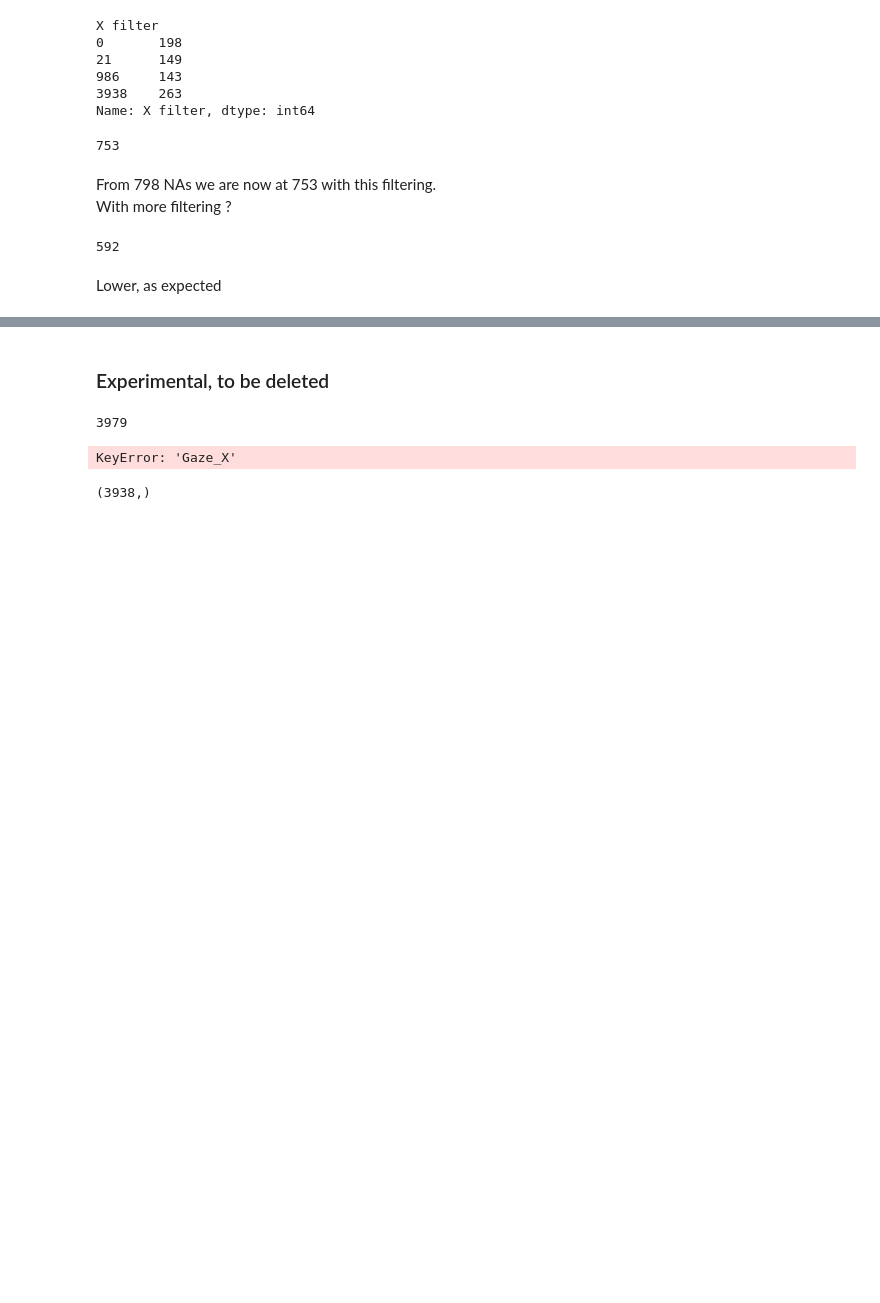
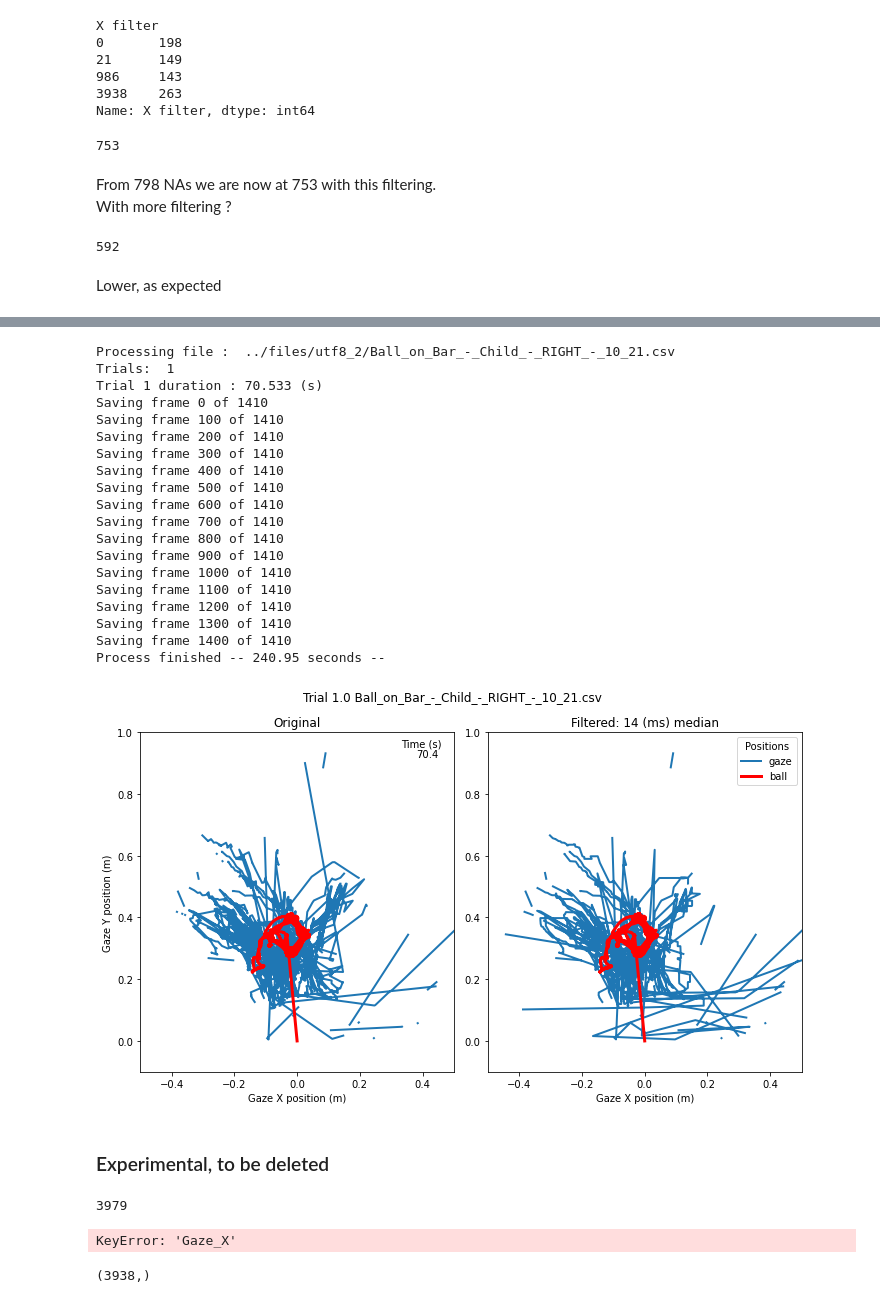
Before and after one commit to toelt-llc/KiPy, a Jupyter notebook: code/processing_flicker.ipynb, the cells around one changed output, grey strips where cells are left out. Cells and saved outputs as stored; diff of their text form; code cells hidden in the pictures; blank space fills up the shorter version.

```diff
--- a/code/processing_flicker.ipynb
+++ b/code/processing_flicker.ipynb
@@ -228,3 +242,52 @@ Lower, as expected
+# %%
+start_time = time.time()
+
+DIR = "../files/utf8_2/"
+FILES = []
+for root, dir, files in os.walk(DIR, topdown=False):
+    for file in sorted(files):
+        FILES.append(os.path.join(root, file))
+
+# Median filter window sizes to test
+FILTERS = [90]#, 150, 500]
+
+for f in FILES[:1]:
+    filename = " " + f[16:]
+    dfs = extract_dataframes(f, set=2)
+    print("Processing file : ", f), print("Trials: ", len(dfs))
+    for i in range(len(dfs)):
+        trial = Trial(dfs[i], filename, 7)
+        #trial.plot_movements()
+        print("Trial {} duration : {} (s)".format((i+1), trial.duration))
+        for s in FILTERS:
+            # animations only work outside of jupyter notebooks, but can still be saved here
+            anim.animate_gaze_single_medfilt(trial, plot=False, save=True, speed=50, filename=f[16:21]+str(s))
+            anim.static_gaze_single_medfilt(trial, plot=False, save=True, speed =2, filter=7,filename=f[16:21]+str(s))
+
+
+
+print("Process finished -- %s seconds --" % round((time.time() - start_time),2))
+# %% [output]
+Processing file :  ../files/utf8_2/Ball_on_Bar_-_Child_-_RIGHT_-_10_21.csv
+Trials:  1
+Trial 1 duration : 70.533 (s)
+Saving frame 0 of 1410
+Saving frame 100 of 1410
+Saving frame 200 of 1410
+Saving frame 300 of 1410
+Saving frame 400 of 1410
+Saving frame 500 of 1410
+Saving frame 600 of 1410
+Saving frame 700 of 1410
+Saving frame 800 of 1410
+Saving frame 900 of 1410
+Saving frame 1000 of 1410
+Saving frame 1100 of 1410
+Saving frame 1200 of 1410
+Saving frame 1300 of 1410
+Saving frame 1400 of 1410
+Process finished -- 240.95 seconds --
+[figure, added]
 # %% [markdown]
 ### Experimental, to be deleted
 # %%
```
Also changed, not shown: parts of 3 cells of this notebook, 3 other files.
